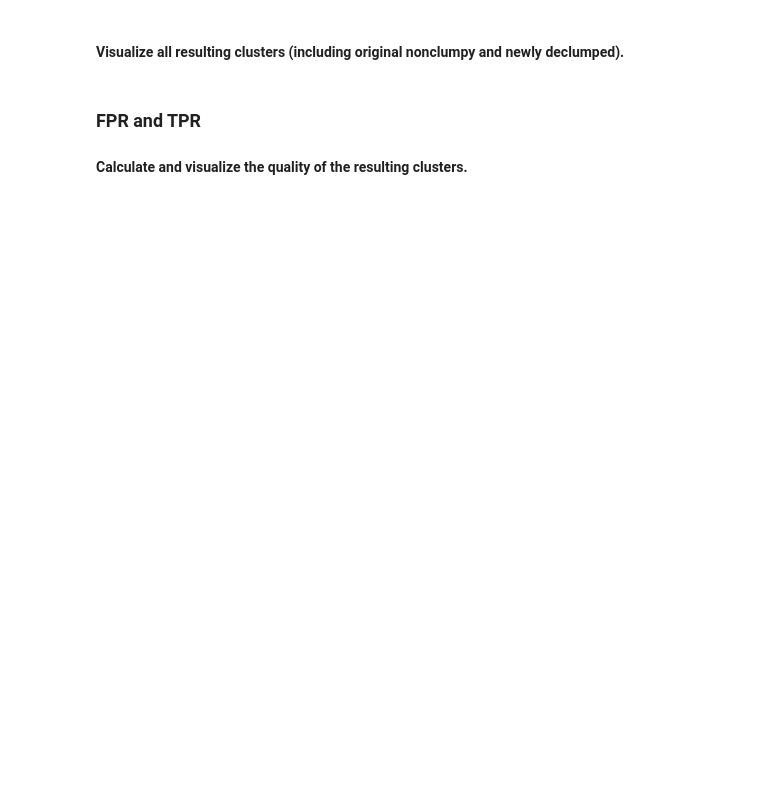
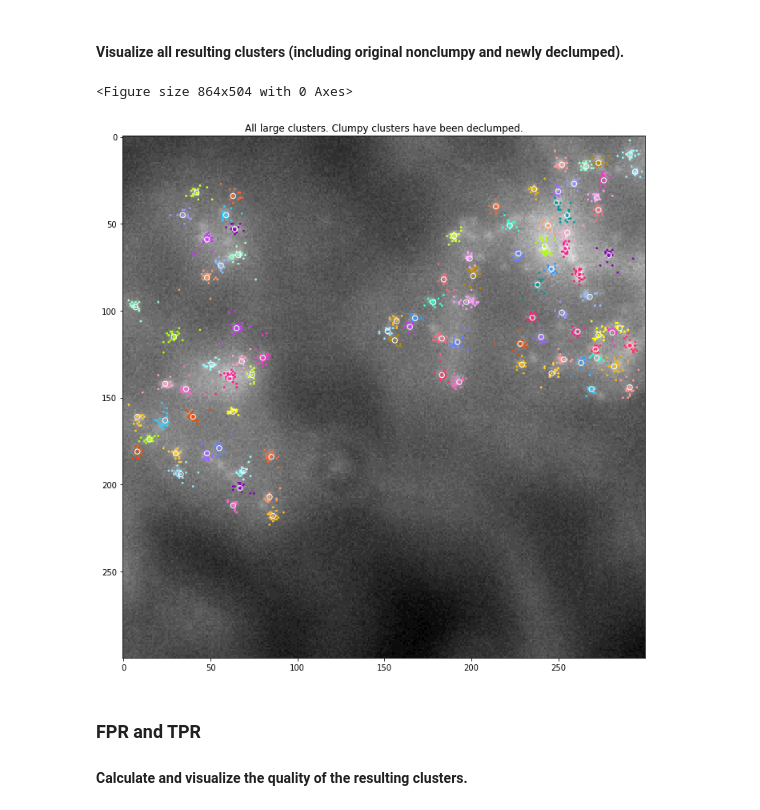
Before and after one commit to czbiohub-sf/instapipeline, a Jupyter notebook: Annotation/demo_SpotAnnotationAnalysis.ipynb, the cells around one changed output. Saved outputs shown, nothing was run; the diff lists cells and outputs as text; code cells hidden in the pictures; blank space fills up the shorter version.

```diff
--- a/Annotation/demo_SpotAnnotationAnalysis.ipynb
+++ b/Annotation/demo_SpotAnnotationAnalysis.ipynb
@@ -229,7 +230,10 @@ Declumping of cluster at (166, 107)
 #### Visualize all resulting clusters (including original nonclumpy and newly declumped).
 # %%
 plot_title = 'All large clusters. Clumpy clusters have been declumped.'
-sa.visualize_clusters(result_clusters, show_workers, show_centroids, show_ref_points, worker_marker_size, cluster_marker_size, ref_marker_size, csv_filepath, img_filepath, img_height, x_bounds, y_bounds, plot_title, bigger_window_size)
+util.visualize_clusters(result_clusters, show_workers, show_centroids, show_ref_points, worker_marker_size, cluster_marker_size, ref_marker_size, csv_filepath, img_filepath, img_height, x_bounds, y_bounds, plot_title, bigger_window_size)
+# %% [output]
+<Figure size 864x504 with 0 Axes>
+[figure, added]
 # %% [markdown]
 ### FPR and TPR
 #### Calculate and visualize the quality of the resulting clusters.
```
Also changed, not shown: parts of 7 cells of this notebook, 4 other files.
